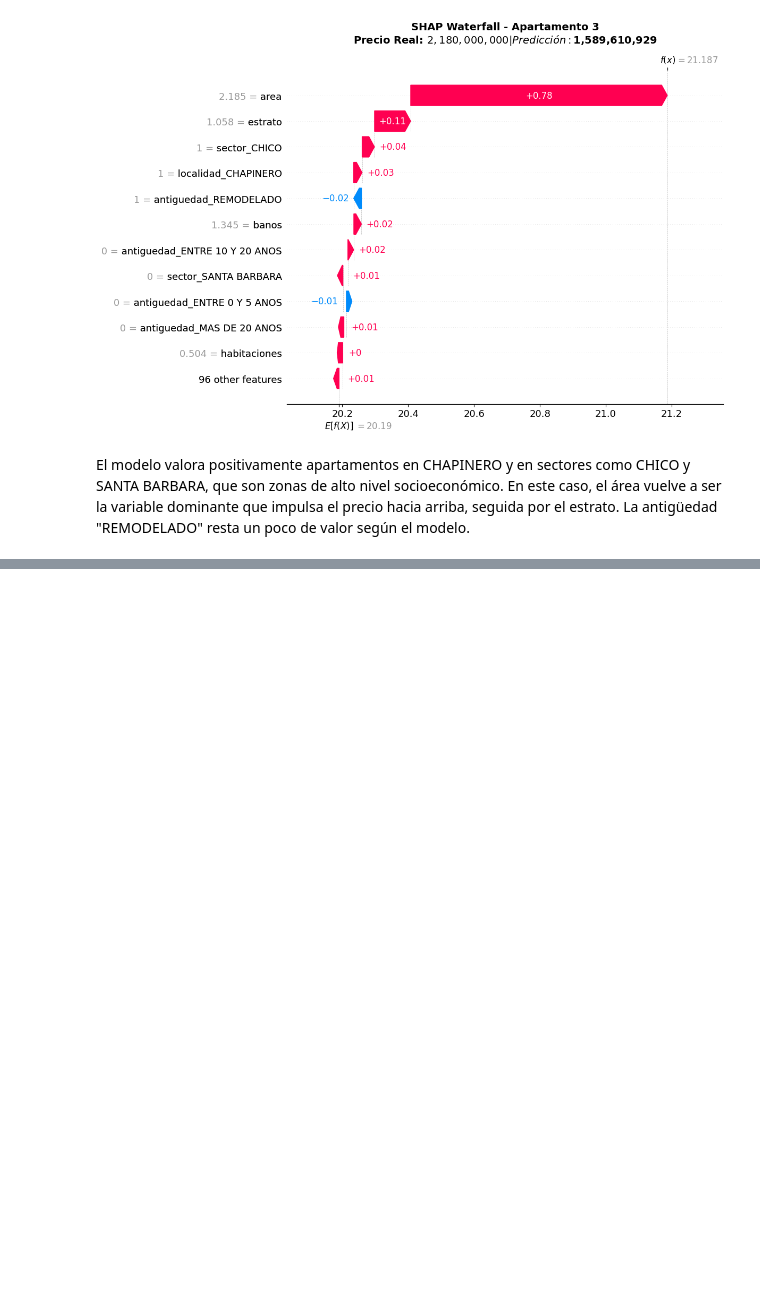
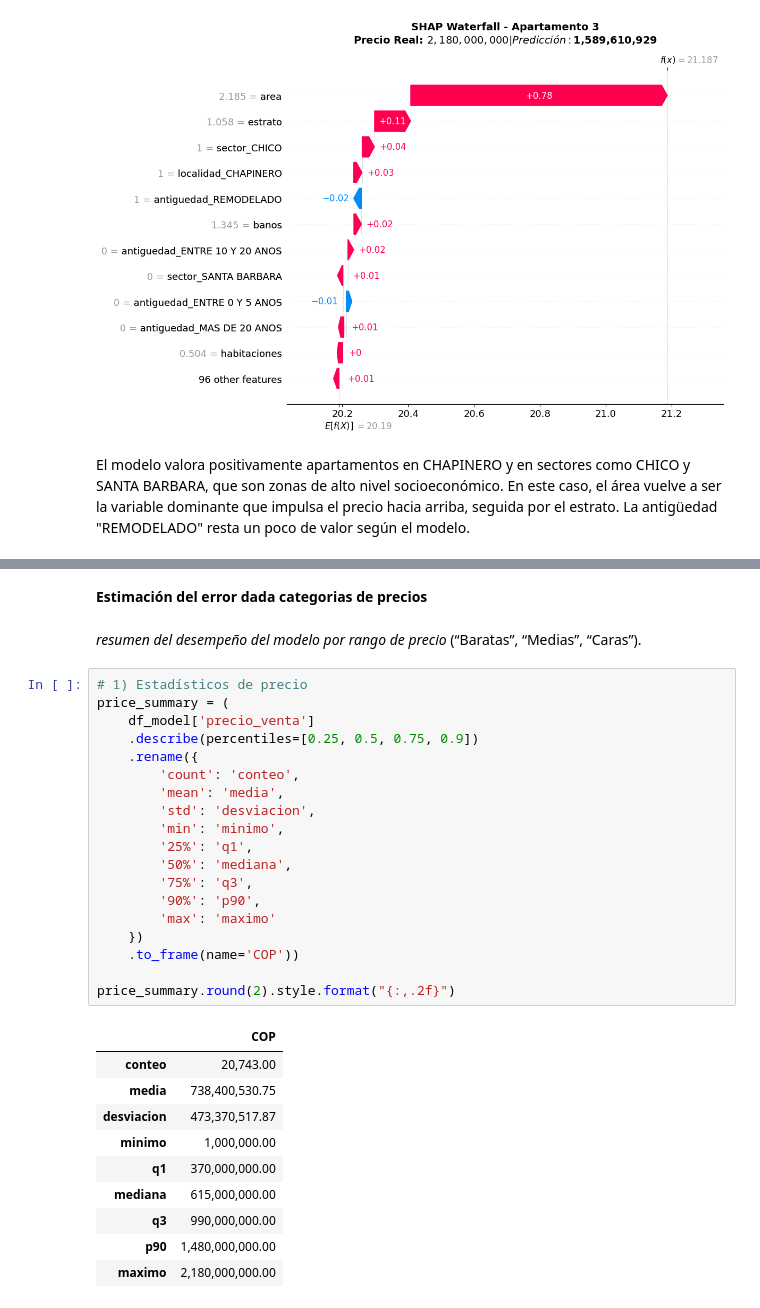
Before and after one commit to maperezp/Taller2-CDA, a Jupyter notebook: Taller2.ipynb, the cells around one changed output, grey strips where cells are left out. Saved outputs shown, nothing was run; the diff lists cells and outputs as text; blank space fills up the shorter version.

```diff
--- a/Taller2.ipynb
+++ b/Taller2.ipynb
@@ -1539,0 +1676,34 @@ El modelo valora positivamente apartamentos en CHAPINERO y en sectores como CHIC
+# %% [markdown]
+**Estimación del error dada categorias de precios**
+# %% [markdown]
+*resumen del desempeño del modelo por rango de precio* (“Baratas”, “Medias”, “Caras”).
+# %%
+# 1) Estadísticos de precio
+price_summary = (
+    df_model['precio_venta']
+    .describe(percentiles=[0.25, 0.5, 0.75, 0.9])
+    .rename({
+        'count': 'conteo',
+        'mean': 'media',
+        'std': 'desviacion',
+        'min': 'minimo',
+        '25%': 'q1',
+        '50%': 'mediana',
+        '75%': 'q3',
+        '90%': 'p90',
+        'max': 'maximo'
+    })
+    .to_frame(name='COP'))
+
+price_summary.round(2).style.format("{:,.2f}")
+# %% [output]
+|  | COP |
+| conteo | 20,743.00 |
+| media | 738,400,530.75 |
+| desviacion | 473,370,517.87 |
+| minimo | 1,000,000.00 |
+| q1 | 370,000,000.00 |
+| mediana | 615,000,000.00 |
+| q3 | 990,000,000.00 |
+| p90 | 1,480,000,000.00 |
+| maximo | 2,180,000,000.00 |
```
Also changed, not shown: parts of 19 cells of this notebook, 2 other files.
